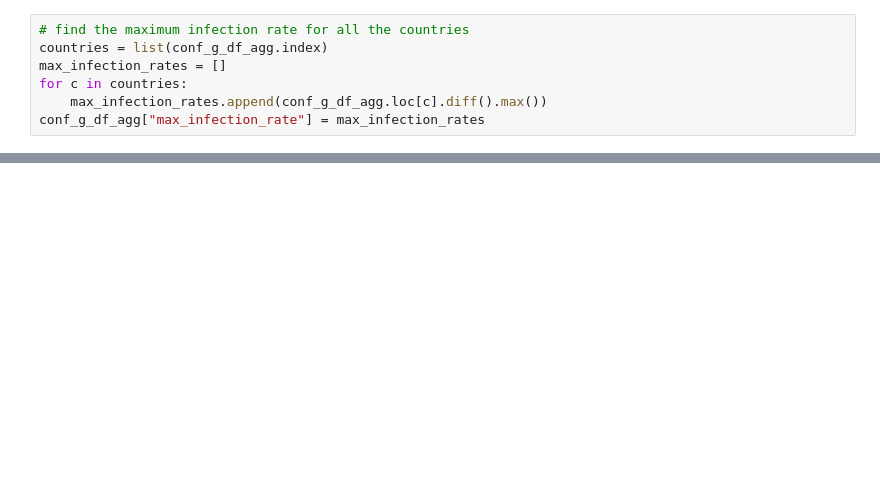
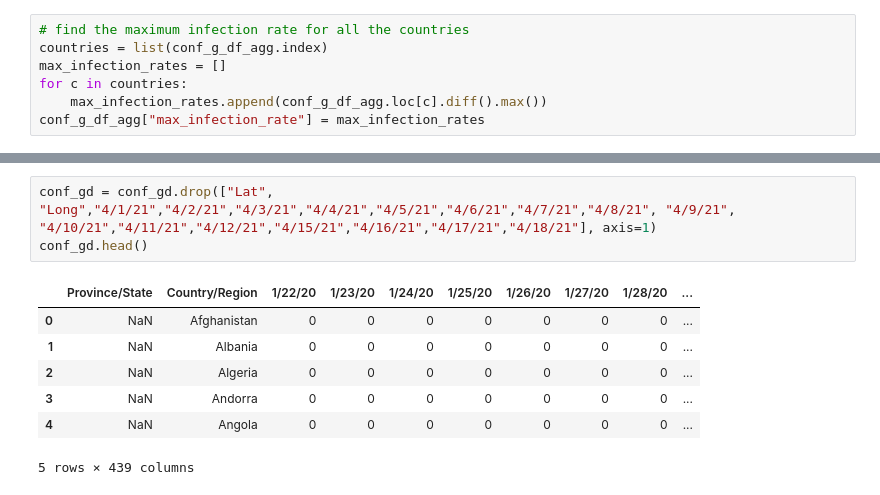
Before and after one commit to diedrebrown/inthetimeofcovid, a Jupyter notebook: notebooks/covideda-1.ipynb, the cells around one changed output, grey strips where cells are left out. Cells and saved outputs as stored; diff of their text form; blank space fills up the shorter version.

```diff
--- a/notebooks/covideda-1.ipynb
+++ b/notebooks/covideda-1.ipynb
@@ -141,0 +216,11 @@ corona_inf_df.head()
+# %%
+conf_gd = conf_gd.drop(["Lat", "Long","4/1/21","4/2/21","4/3/21","4/4/21","4/5/21","4/6/21","4/7/21","4/8/21", "4/9/21", "4/10/21","4/11/21","4/12/21","4/15/21","4/16/21","4/17/21","4/18/21"], axis=1)
+conf_gd.head()
+# %% [output]
+|  | Province/State | Country/Region | 1/22/20 | 1/23/20 | 1/24/20 | 1/25/20 | 1/26/20 | 1/27/20 | 1/28/20 | ... |
+| 0 | NaN | Afghanistan | 0 | 0 | 0 | 0 | 0 | 0 | 0 | ... |
+| 1 | NaN | Albania | 0 | 0 | 0 | 0 | 0 | 0 | 0 | ... |
+| 2 | NaN | Algeria | 0 | 0 | 0 | 0 | 0 | 0 | 0 | ... |
+| 3 | NaN | Andorra | 0 | 0 | 0 | 0 | 0 | 0 | 0 | ... |
+| 4 | NaN | Angola | 0 | 0 | 0 | 0 | 0 | 0 | 0 | ... |
+5 rows × 439 columns
```
Also changed, not shown: parts of 30 cells of this notebook, 18 other files.
